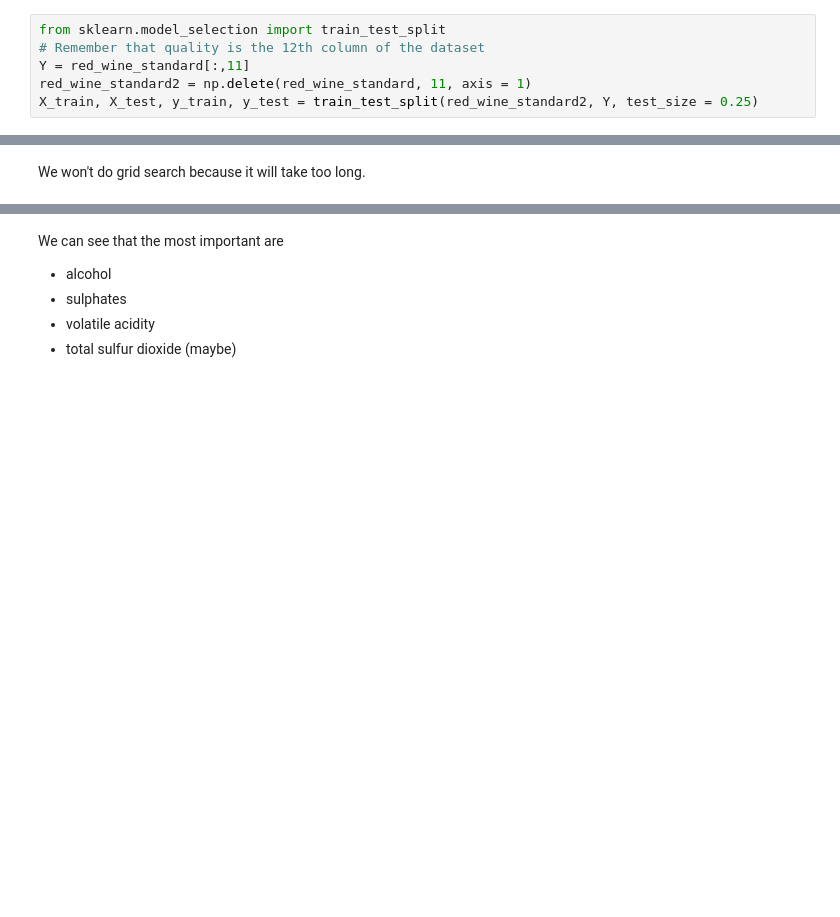
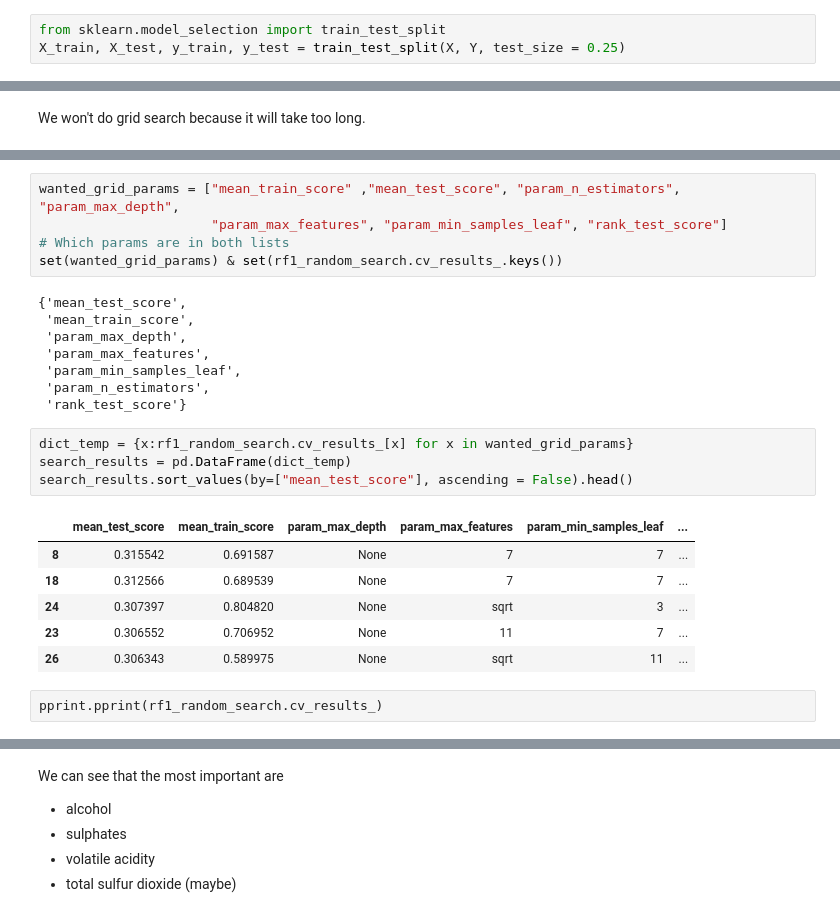
Before and after one commit to malctaylor15/Wine_Quality, a Jupyter notebook: Wine Linear Regression and Random Forest.ipynb, the cells around one changed output, grey strips where cells are left out. Saved outputs shown, nothing was run; the diff lists cells and outputs as text; blank space fills up the shorter version.

```diff
--- a/Wine Quality.ipynb
+++ b/Wine Linear Regression and Random Forest.ipynb
@@ -225,10 +247,7 @@ It will be interesting to compare variable importances in the other algorithms.
 Split data into test and train sets
 # %%
 from sklearn.model_selection import train_test_split
-# Remember that quality is the 12th column of the dataset
-Y = red_wine_standard[:,11]
-red_wine_standard2 = np.delete(red_wine_standard, 11, axis = 1)
-X_train, X_test, y_train, y_test = train_test_split(red_wine_standard2, Y, test_size = 0.25)
+X_train, X_test, y_train, y_test = train_test_split(X, Y, test_size = 0.25)
 # %% [markdown]
 # Begin using the Algorithms
 # %% [markdown]
@@ -309,0 +394,26 @@ rf_best = rf1_random_search.best_estimator_
+# %%
+wanted_grid_params = ["mean_train_score" ,"mean_test_score", "param_n_estimators", "param_max_depth",
+                      "param_max_features", "param_min_samples_leaf", "rank_test_score"]
+# Which params are in both lists
+set(wanted_grid_params) & set(rf1_random_search.cv_results_.keys())
+# %% [output]
+{'mean_test_score',
+ 'mean_train_score',
+ 'param_max_depth',
+ 'param_max_features',
+ 'param_min_samples_leaf',
+ 'param_n_estimators',
+ 'rank_test_score'}
+# %%
+dict_temp = {x:rf1_random_search.cv_results_[x] for x in wanted_grid_params}
+search_results = pd.DataFrame(dict_temp)
+search_results.sort_values(by=["mean_test_score"], ascending = False).head()
+# %% [output]
+|  | mean_test_score | mean_train_score | param_max_depth | param_max_features | param_min_samples_leaf | ... |
+| 8 | 0.315542 | 0.691587 | None | 7 | 7 | ... |
+| 18 | 0.312566 | 0.689539 | None | 7 | 7 | ... |
+| 24 | 0.307397 | 0.804820 | None | sqrt | 3 | ... |
+| 23 | 0.306552 | 0.706952 | None | 11 | 7 | ... |
+| 26 | 0.306343 | 0.589975 | None | sqrt | 11 | ... |
+# %% [raw]
+pprint.pprint(rf1_random_search.cv_results_)
```
Also changed, not shown: parts of 49 cells of this notebook.
